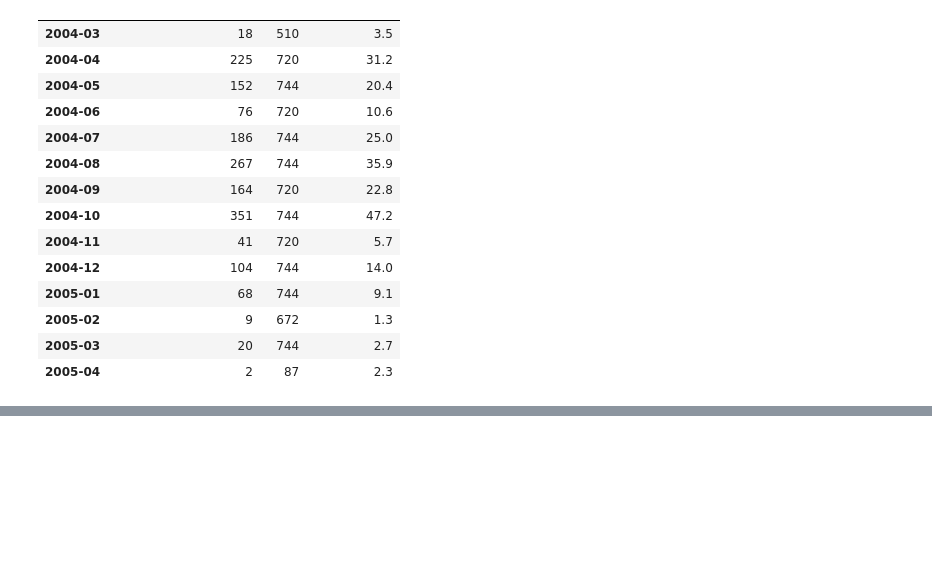
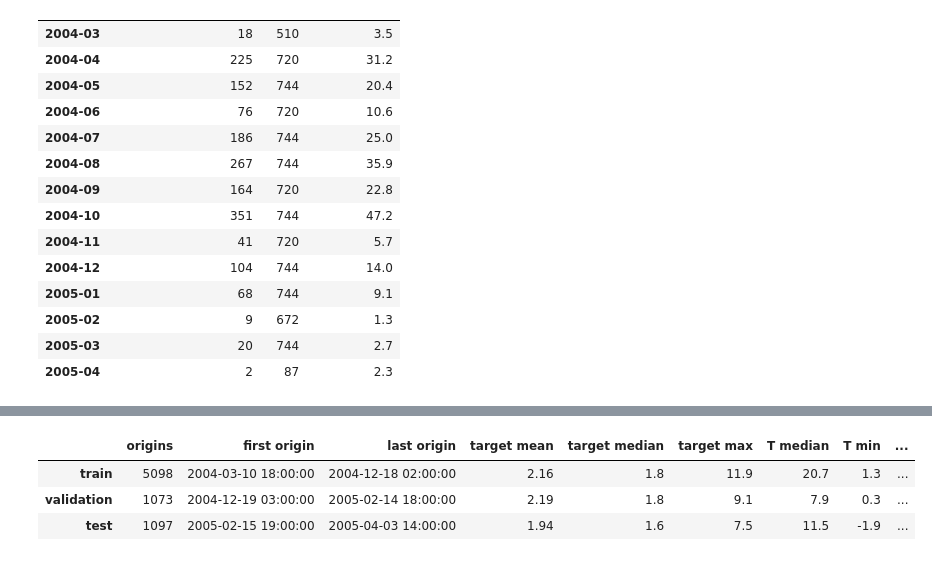
Before and after one commit to arielsharonferdinandus/AirQualityCO_PredictiveAnalytics, a Jupyter notebook: AirQualityCO_PredictiveAnalytics.ipynb, the cells around one changed output, grey strips where cells are left out. Saved outputs shown, nothing was run; the diff lists cells and outputs as text; code cells hidden in the pictures; blank space fills up the shorter version.

```diff
--- a/AirQualityCO_PredictiveAnalytics.ipynb
+++ b/AirQualityCO_PredictiveAnalytics.ipynb
@@ -941,0 +897,21 @@ Final modelling table: 7344 rows, from 2004-03-10 18:00:00 to 2005-04-04 14:00:0
+# %%
+y_primary = targets[PRIMARY_H]
+rows = []
+for name, idx in [('train', train_idx), ('validation', val_idx), ('test', test_idx)]:
+    rows.append({
+        'origins': len(idx),
+        'first origin': idx.min(), 'last origin': idx.max(),
+        'target mean': round(y_primary.loc[idx].mean(), 2),
+        'target median': round(y_primary.loc[idx].median(), 2),
+        'target max': round(y_primary.loc[idx].max(), 2),
+        'T median': round(grid.loc[idx, 'T'].median(), 1),
+        'T min': round(grid.loc[idx, 'T'].min(), 1),
+        'AH median': round(grid.loc[idx, 'AH'].median(), 2),
+        'RH median': round(grid.loc[idx, 'RH'].median(), 1),
+    })
+display(pd.DataFrame(rows, index=['train', 'validation', 'test']))
+# %% [output]
+|  | origins | first origin | last origin | target mean | target median | target max | T median | T min | ... |
+| train | 5098 | 2004-03-10 18:00:00 | 2004-12-18 02:00:00 | 2.16 | 1.8 | 11.9 | 20.7 | 1.3 | ... |
+| validation | 1073 | 2004-12-19 03:00:00 | 2005-02-14 18:00:00 | 2.19 | 1.8 | 9.1 | 7.9 | 0.3 | ... |
+| test | 1097 | 2005-02-15 19:00:00 | 2005-04-03 14:00:00 | 1.94 | 1.6 | 7.5 | 11.5 | -1.9 | ... |
```
Also changed, not shown: parts of 43 cells of this notebook.
